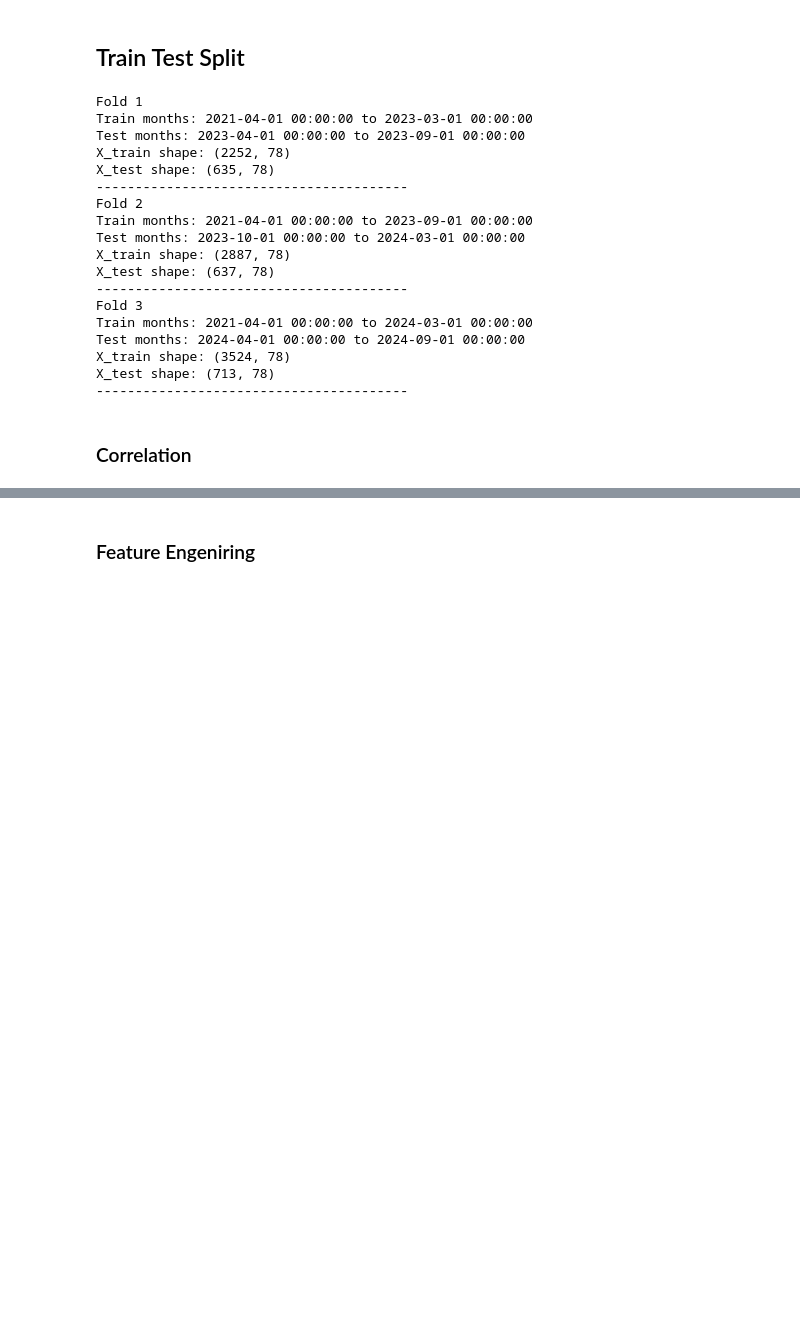
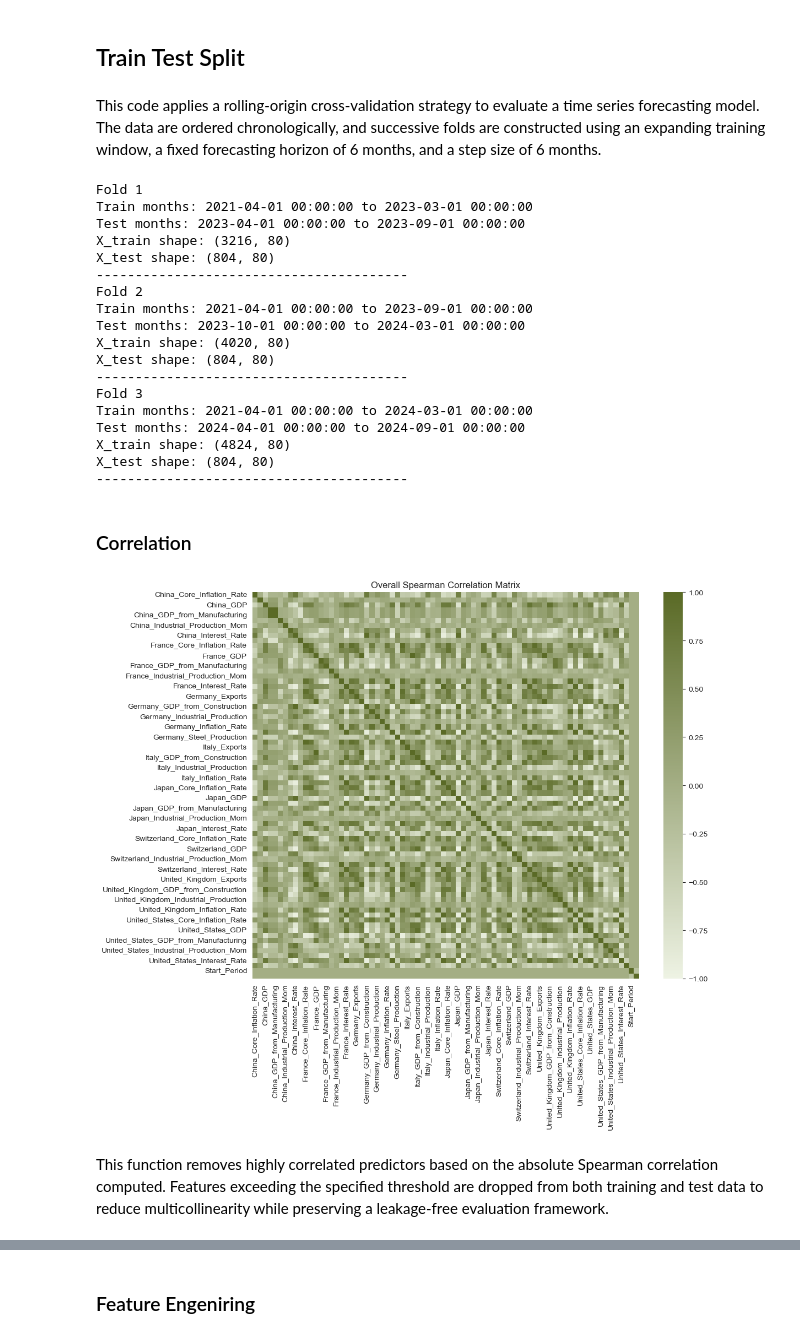
Before and after one commit to Alanog10/Siemens, a Jupyter notebook: Middle-out alano.ipynb, the cells around one changed output, grey strips where cells are left out. Saved outputs shown, nothing was run; the diff lists cells and outputs as text; code cells hidden in the pictures; blank space fills up the shorter version.

```diff
--- a/Middle-out alano.ipynb
+++ b/Middle-out alano.ipynb
@@ -806,0 +809,2 @@ memory usage: 2.6+ MB
+# %%
+df_merged= pd.read_csv("df_merged_1.csv")
@@ -809,6 +823,8 @@ memory usage: 2.6+ MB
 # %% [markdown]
 ### Trends and Seasonality
 # %%
+df_merged['Date'] = pd.to_datetime(df_merged['Date'])
+
 # Aggregate revenue by date
 ts = df_merged.groupby("Date")["Revenue"].sum().sort_index()
 
@@ -867,6 +883,11 @@ fig.show()
 # %%
 to_drop = ["Biz_Desc","Orders","Period"]
 df_merged = df_merged.drop(columns=to_drop)
+# %% [markdown]
+This code applies a rolling-origin cross-validation strategy to evaluate a time series
+forecasting model. The data are ordered chronologically, and successive folds are
+constructed using an expanding training window, a fixed forecasting horizon of
+6 months, and a step size of 6 months.
 # %%
 # Sort data by date
 df_merged = df_merged.sort_values("Date").reset_index(drop=True)
@@ -909,23 +930,40 @@ for fold, (X_train, X_test, y_train, y_test) in enumerate(splits, start=1):
 Fold 1
 Train months: 2021-04-01 00:00:00 to 2023-03-01 00:00:00
 Test months: 2023-04-01 00:00:00 to 2023-09-01 00:00:00
-X_train shape: (2252, 78)
-X_test shape: (635, 78)
+X_train shape: (3216, 80)
+X_test shape: (804, 80)
 ----------------------------------------
 Fold 2
 Train months: 2021-04-01 00:00:00 to 2023-09-01 00:00:00
 Test months: 2023-10-01 00:00:00 to 2024-03-01 00:00:00
-X_train shape: (2887, 78)
-X_test shape: (637, 78)
+X_train shape: (4020, 80)
+X_test shape: (804, 80)
 ----------------------------------------
 Fold 3
 Train months: 2021-04-01 00:00:00 to 2024-03-01 00:00:00
 Test months: 2024-04-01 00:00:00 to 2024-09-01 00:00:00
-X_train shape: (3524, 78)
-X_test shape: (713, 78)
+X_train shape: (4824, 80)
+X_test shape: (804, 80)
 ----------------------------------------
 # %% [markdown]
 ### Correlation
+# %%
+# Keep only numeric variables
+X_num = X.select_dtypes(include="number").copy()
+
+# Compute Spearman correlation matrix
+corr_matrix = X_num.corr(method="spearman")
+
+# Plot heatmap
+plt.figure(figsize=(12, 10))
+sns.heatmap(corr_matrix, cmap=sns.light_palette("#5a6a26", as_cmap=True), center=0, square=True)
+plt.title("Overall Spearman Correlation Matrix")
+plt.tight_layout()
+plt.show()
+# %% [output]
+[figure, added]
+# %% [markdown]
+This function removes highly correlated predictors based on the absolute Spearman correlation computed. Features exceeding the specified threshold are dropped from both training and test data to reduce multicollinearity while preserving a leakage-free evaluation framework.
 # %%
 def correlation_filter_train_test(X_train, X_test, threshold=0.8):
     # Keep only numeric columns
```
Also changed, not shown: parts of 35 cells of this notebook, 8 other files.
